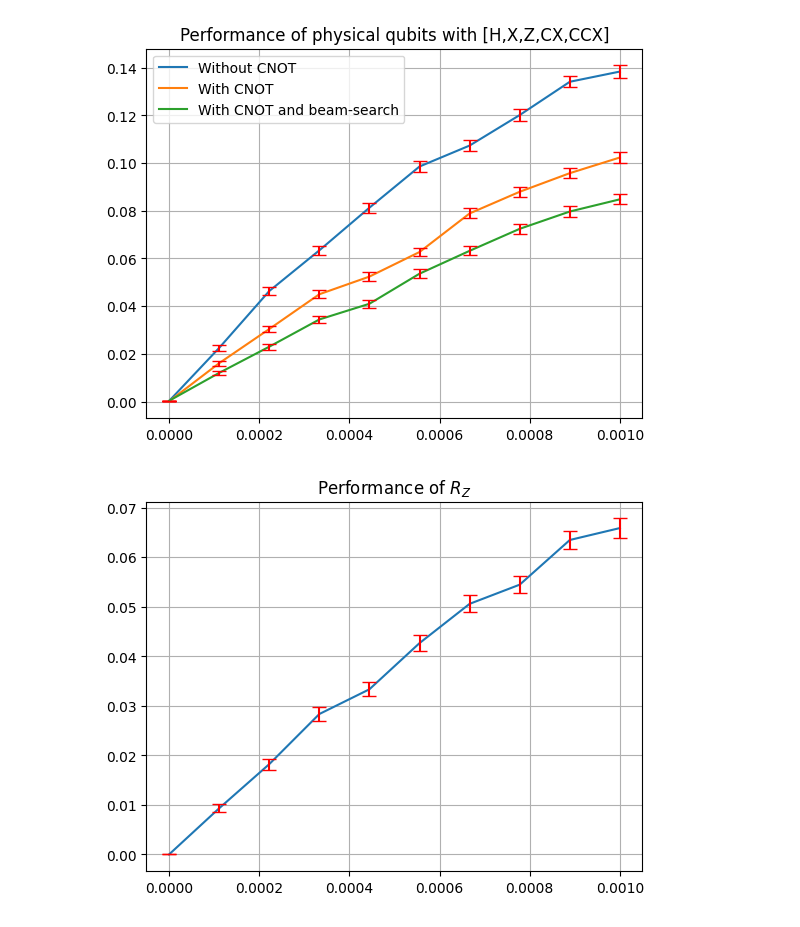
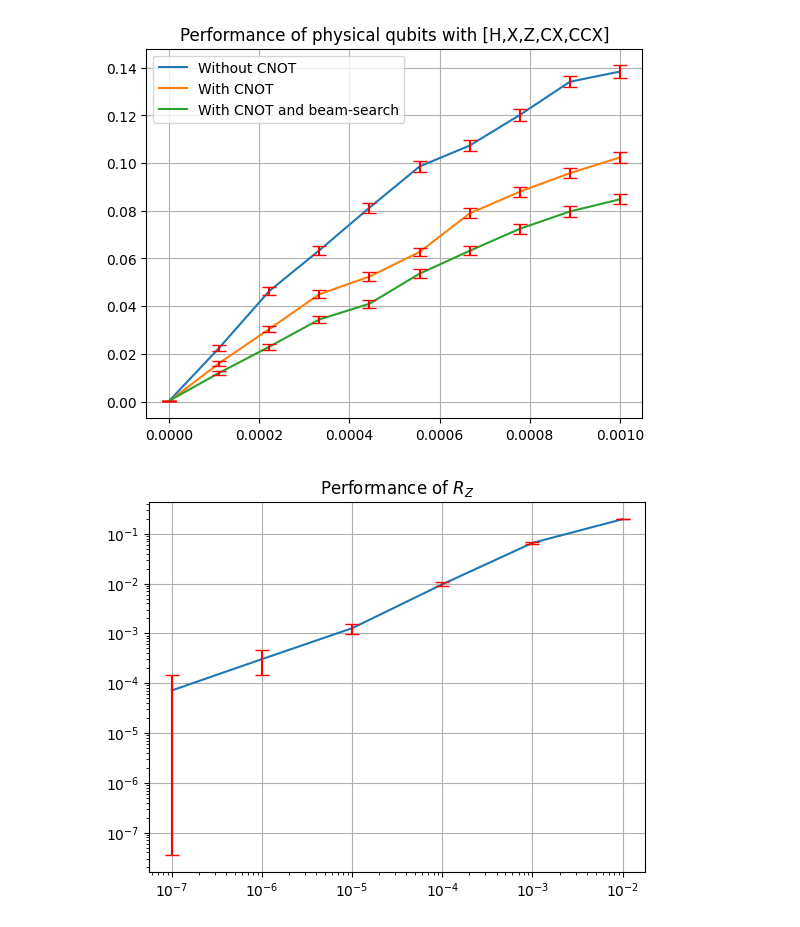
Before and after one commit to RicemanBoy/iqpe, a Jupyter notebook: h+toff synthesis/h+toff_iqpe.ipynb, the cells around one changed output. Saved outputs shown, nothing was run; the diff lists cells and outputs as text; code cells hidden in the pictures.

```diff
--- a/h+toff synthesis/h+toff_iqpe.ipynb
+++ b/h+toff synthesis/h+toff_iqpe.ipynb
@@ -611,7 +611,7 @@ plt.show()
 # %%
 y1, err1 = [], []
 
-noise = np.linspace(0,0.001,10)
+noise = [10**(-i-1) for i in range(7)][1:]
 
 for i in noise:
     y, err, gatecount = iQPE_rz_ramsey(shots=1000, noise = i, bias=-1e99)
@@ -619,15 +619,17 @@ for i in noise:
 # %%
 plt.plot(noise, y1)
 plt.errorbar(noise, y1, yerr=err1, fmt='', capsize=5, color='red', linestyle='')
 plt.title(r"Performance of $R_Z$")
 plt.grid()
+plt.yscale("log")
+plt.xscale("log")
 plt.show()
 
-data = np.array((noise,y1,err1))
-name = "physicalq_rz"
-np.savetxt("{}.txt".format(name), data, delimiter=",")
+# data = np.array((noise,y1,err1))
+# name = "physicalq_rz"
+# np.savetxt("{}.txt".format(name), data, delimiter=",")
 # %% [output]
-[figure, old version]
+[figure, new version]
 # %%
 #Check all possilbe permutations for H+Toff that they are indeed correct
 
```
Also changed, not shown: parts of 2 cells of this notebook, 5 other files.
